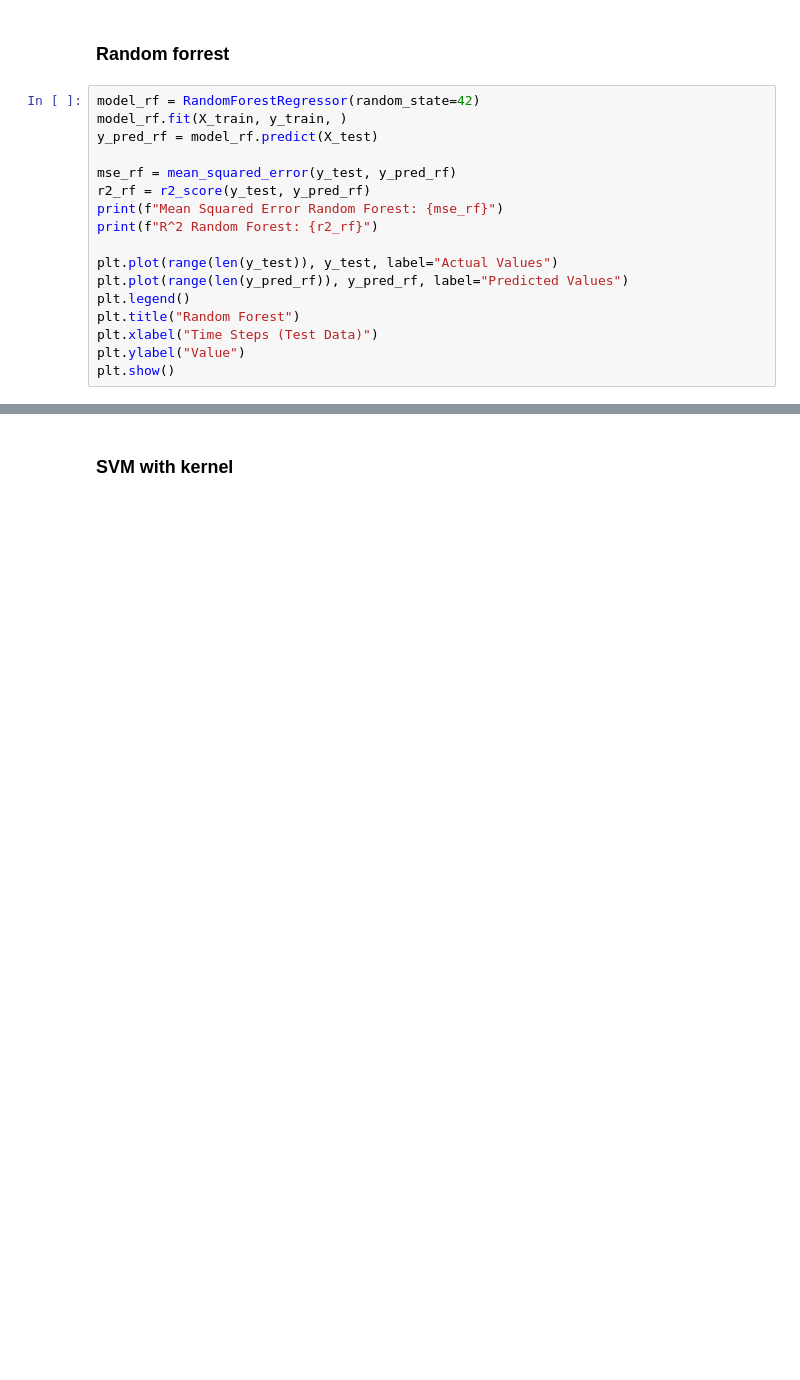
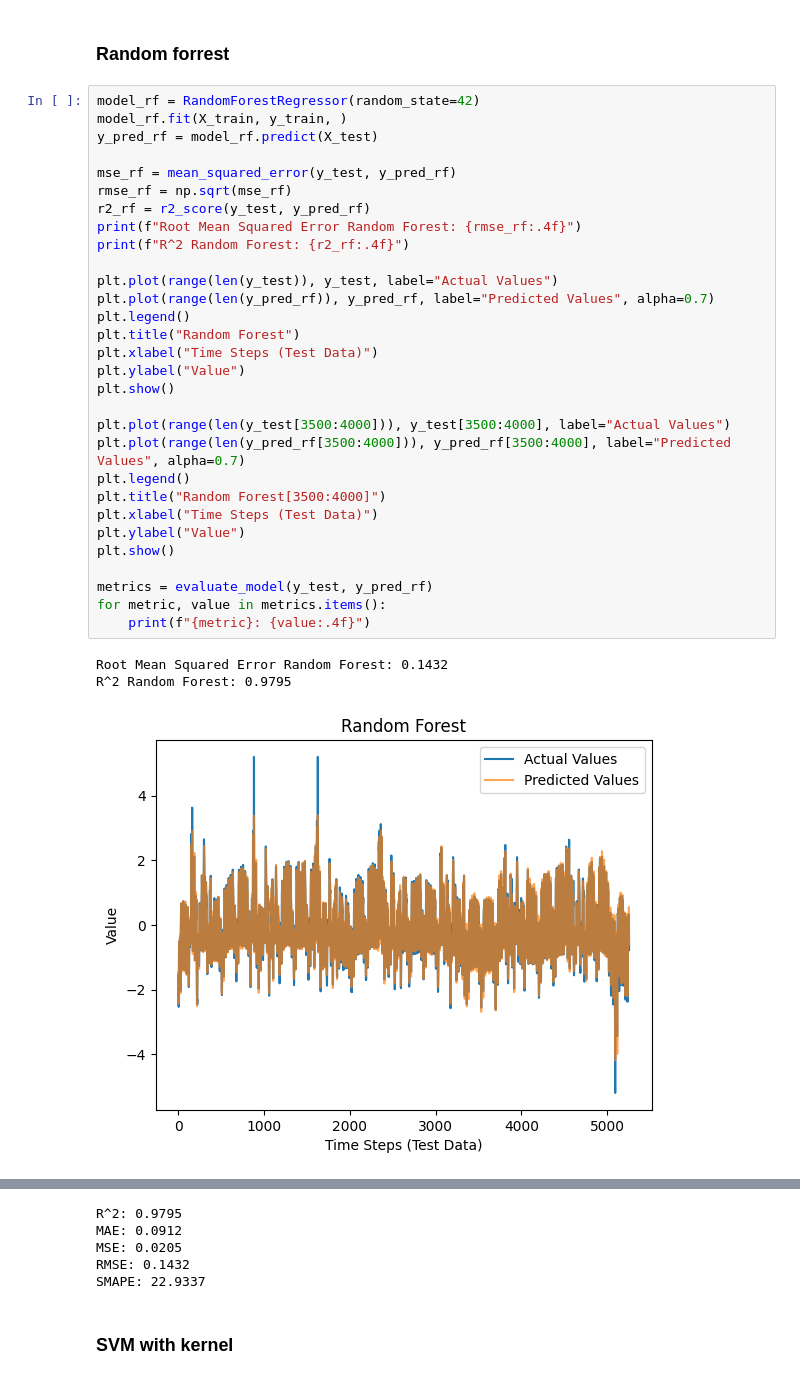
Before and after one commit to Emily-lm/IT3212, a Jupyter notebook: algorithms.ipynb, the cells around one changed output, grey strips where cells are left out. Cells and saved outputs as stored; diff of their text form; blank space fills up the shorter version.

```diff
--- a/algorithms.ipynb
+++ b/algorithms.ipynb
@@ -132,17 +242,34 @@ plt.show()
 # %%
 model_rf = RandomForestRegressor(random_state=42)
 model_rf.fit(X_train, y_train, )
 y_pred_rf = model_rf.predict(X_test)
 
 mse_rf = mean_squared_error(y_test, y_pred_rf)
+rmse_rf = np.sqrt(mse_rf)
 r2_rf = r2_score(y_test, y_pred_rf)
-print(f"Mean Squared Error Random Forest: {mse_rf}")
-print(f"R^2 Random Forest: {r2_rf}")
+print(f"Root Mean Squared Error Random Forest: {rmse_rf:.4f}")
+print(f"R^2 Random Forest: {r2_rf:.4f}")
 
 plt.plot(range(len(y_test)), y_test, label="Actual Values")
-plt.plot(range(len(y_pred_rf)), y_pred_rf, label="Predicted Values")
+plt.plot(range(len(y_pred_rf)), y_pred_rf, label="Predicted Values", alpha=0.7)
 plt.legend()
 plt.title("Random Forest")
 plt.xlabel("Time Steps (Test Data)")
 plt.ylabel("Value")
 plt.show()
+
+plt.plot(range(len(y_test[3500:4000])), y_test[3500:4000], label="Actual Values")
+plt.plot(range(len(y_pred_rf[3500:4000])), y_pred_rf[3500:4000], label="Predicted Values", alpha=0.7)
+plt.legend()
+plt.title("Random Forest[3500:4000]")
+plt.xlabel("Time Steps (Test Data)")
+plt.ylabel("Value")
+plt.show()
+
+metrics = evaluate_model(y_test, y_pred_rf)
+for metric, value in metrics.items():
+    print(f"{metric}: {value:.4f}")
+# %% [output]
+Root Mean Squared Error Random Forest: 0.1432
+R^2 Random Forest: 0.9795
+[figure, added]
@@ -149,3 +277,8 @@ plt.show()
+R^2: 0.9795
+MAE: 0.0912
+MSE: 0.0205
+RMSE: 0.1432
+SMAPE: 22.9337
 # %% [markdown]
 ### SVM with kernel
 # %%
```
Also changed, not shown: parts of 12 cells of this notebook.
